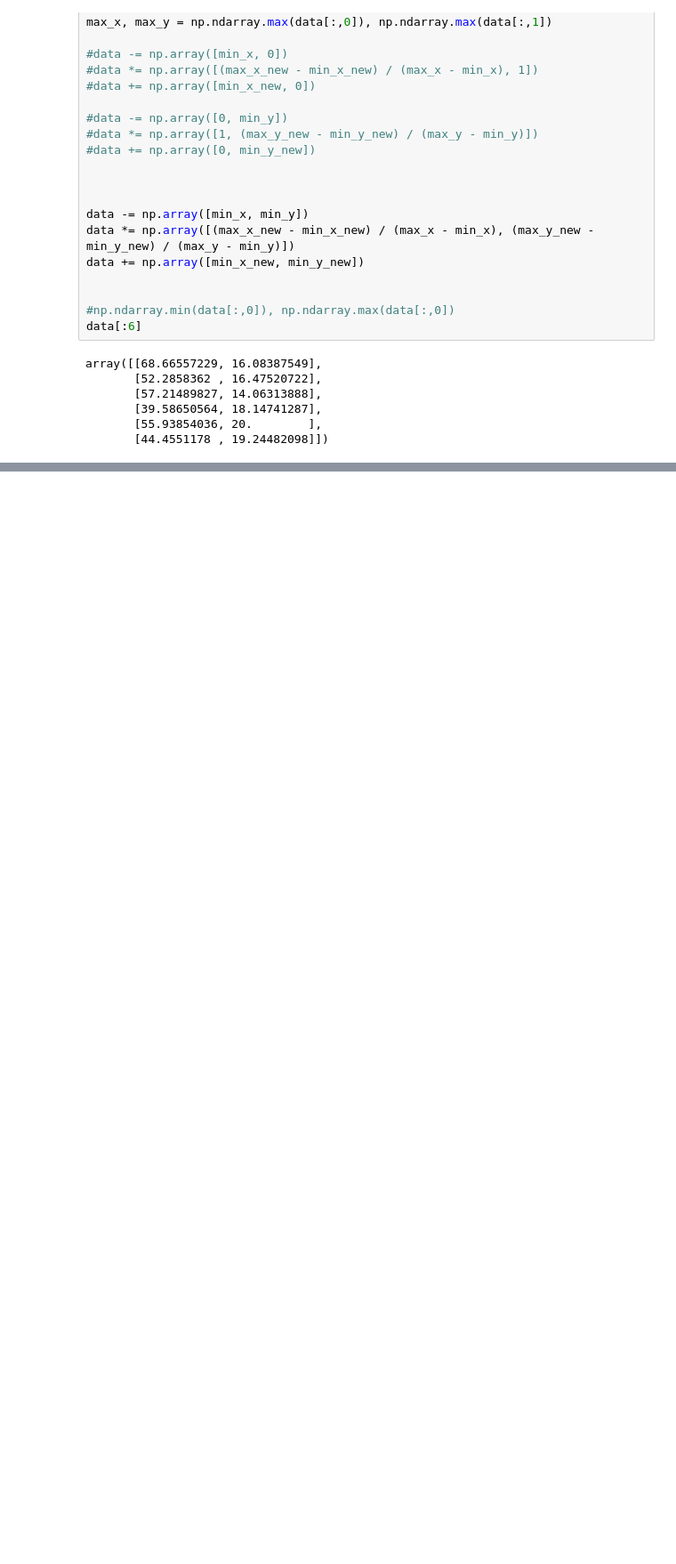
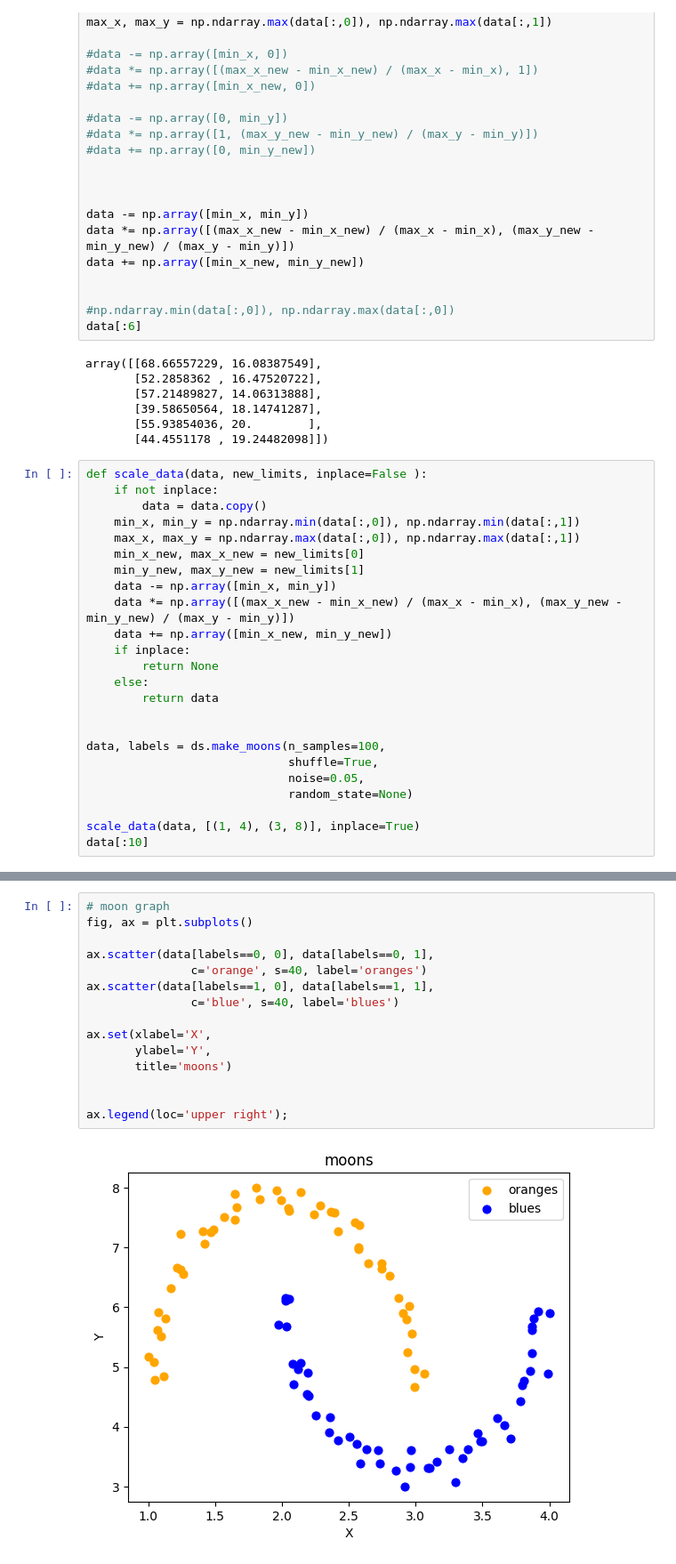
Before and after one commit to harmkenn/Python-Workbooks, a Jupyter notebook: python-course.eu/F_PC06_ArtificialData.ipynb, the cells around one changed output, grey strips where cells are left out. Shown at 89% size. Drawn from its saved outputs; the diff is of its cells as text; blank space fills up the shorter version.

```diff
--- a/python-course.eu/F_PC06_ArtificialData.ipynb
+++ b/python-course.eu/F_PC06_ArtificialData.ipynb
@@ -388,3 +388,27 @@ array([[68.66557229, 16.08387549],
        [39.58650564, 18.14741287],
        [55.93854036, 20.        ],
        [44.4551178 , 19.24482098]])
+# %%
+def scale_data(data, new_limits, inplace=False ):
+    if not inplace:
+        data = data.copy()
+    min_x, min_y = np.ndarray.min(data[:,0]), np.ndarray.min(data[:,1])
+    max_x, max_y = np.ndarray.max(data[:,0]), np.ndarray.max(data[:,1])
+    min_x_new, max_x_new = new_limits[0]
+    min_y_new, max_y_new = new_limits[1]
+    data -= np.array([min_x, min_y])
+    data *= np.array([(max_x_new - min_x_new) / (max_x - min_x), (max_y_new - min_y_new) / (max_y - min_y)])
+    data += np.array([min_x_new, min_y_new])
+    if inplace:
+        return None
+    else:
+        return data
+
+
+data, labels = ds.make_moons(n_samples=100,
+                             shuffle=True,
+                             noise=0.05,
+                             random_state=None)
+
+scale_data(data, [(1, 4), (3, 8)], inplace=True)
+data[:10]
@@ -390,0 +426,17 @@ array([[68.66557229, 16.08387549],
+# %%
+# moon graph
+fig, ax = plt.subplots()
+
+ax.scatter(data[labels==0, 0], data[labels==0, 1],
+               c='orange', s=40, label='oranges')
+ax.scatter(data[labels==1, 0], data[labels==1, 1],
+               c='blue', s=40, label='blues')
+
+ax.set(xlabel='X',
+       ylabel='Y',
+       title='moons')
+
+
+ax.legend(loc='upper right');
+# %% [output]
+[figure, added]
```
Also changed, not shown: parts of 7 cells of this notebook.
